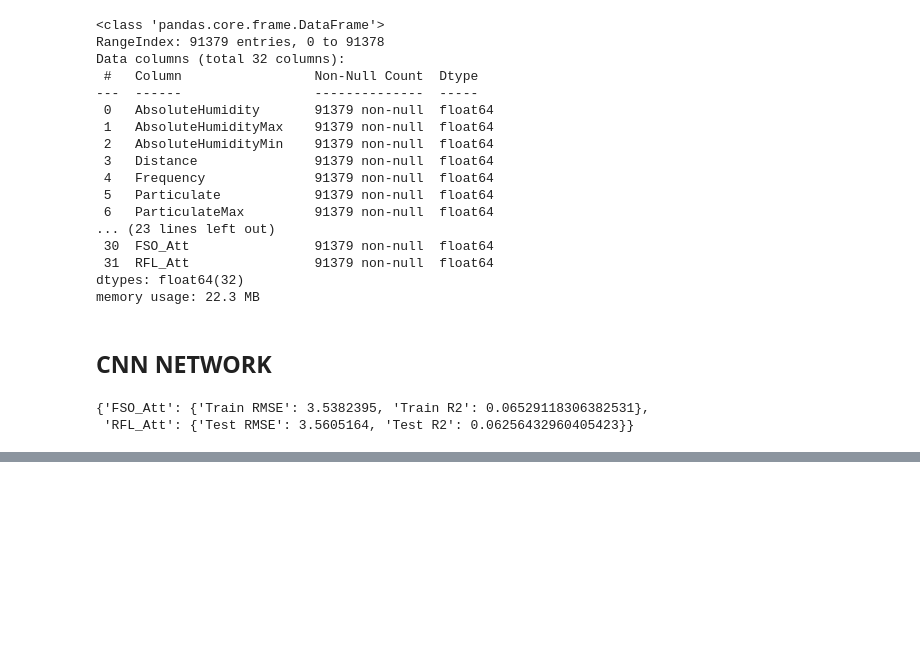
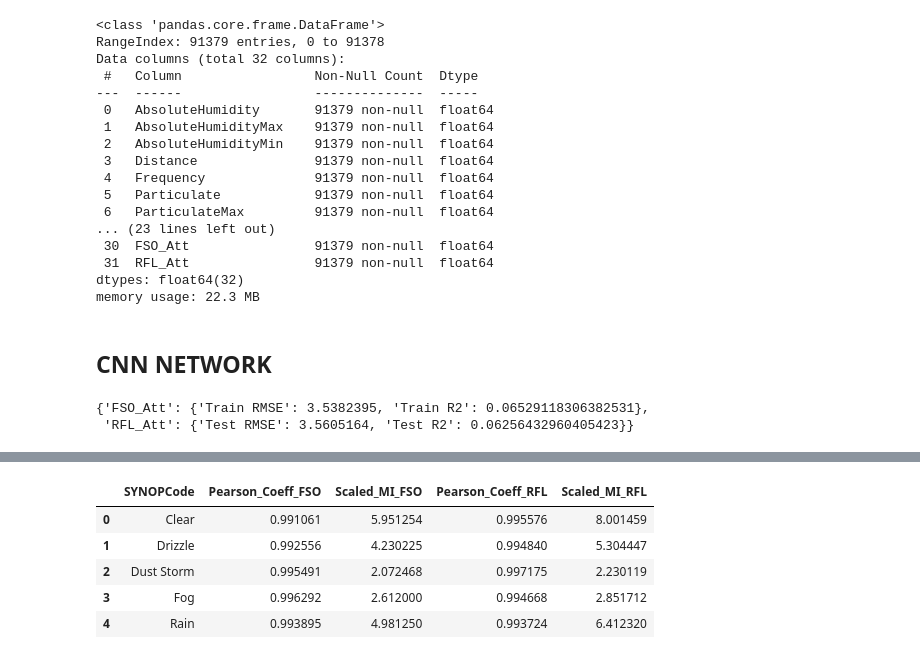
Before and after one commit to JosephKiragu/Machine-Learning-Channel-Attenuation, a Jupyter notebook: base_model_2.ipynb, the cells around one changed output, grey strips where cells are left out. Drawn from its saved outputs; the diff is of its cells as text; code cells hidden in the pictures; blank space fills up the shorter version.

```diff
--- a/base_model_2.ipynb
+++ b/base_model_2.ipynb
@@ -964,0 +1282,45 @@ cnn_with_noise_model_result['Metrics']
+# %%
+from scipy.stats import pearsonr
+from sklearn.metrics import mutual_info_score
+from scipy.stats import entropy
+
+# Function to compute joint entropy
+def joint_entropy(a, b):
+    joint_distribution = np.histogram2d(a, b, bins=10, density=True)[0]
+    return entropy(joint_distribution.ravel())
+
+# Calculate metrics for each SYNOPCode
+def calculate_metrics(row):
+    # For FSO_Att
+    pearson_coeff_fso = pearsonr(row['FSO_Att'], row['Predicted_FSO_Att'])[0]
+    mutual_info_fso = mutual_info_score(row['FSO_Att'], row['Predicted_FSO_Att'])
+    joint_ent_fso = joint_entropy(row['FSO_Att'], row['Predicted_FSO_Att'])
+    scaled_mutual_info_fso = mutual_info_fso / joint_ent_fso if joint_ent_fso else 0
+
+    # For RFL_Att
+    pearson_coeff_rfl = pearsonr(row['RFL_Att'], row['Predicted_RFL_Att'])[0]
+    mutual_info_rfl = mutual_info_score(row['RFL_Att'], row['Predicted_RFL_Att'])
+    joint_ent_rfl = joint_entropy(row['RFL_Att'], row['Predicted_RFL_Att'])
+    scaled_mutual_info_rfl = mutual_info_rfl / joint_ent_rfl if joint_ent_rfl else 0
+
+    return pd.Series({
+        'Pearson_Coeff_FSO': pearson_coeff_fso,
+        'Scaled_MI_FSO': scaled_mutual_info_fso,
+        'Pearson_Coeff_RFL': pearson_coeff_rfl,
+        'Scaled_MI_RFL': scaled_mutual_info_rfl
+    })
+
+# Apply the function to the grouped data
+metrics_df = grouped_data.apply(calculate_metrics, axis=1)
+
+# Join the metrics with the SYNOPCode for visualization later
+metrics_df = pd.concat([grouped_data['SYNOPCode'], metrics_df], axis=1)
+
+metrics_df.head()
+# %% [output]
+|  | SYNOPCode | Pearson_Coeff_FSO | Scaled_MI_FSO | Pearson_Coeff_RFL | Scaled_MI_RFL |
+| 0 | Clear | 0.991061 | 5.951254 | 0.995576 | 8.001459 |
+| 1 | Drizzle | 0.992556 | 4.230225 | 0.994840 | 5.304447 |
+| 2 | Dust Storm | 0.995491 | 2.072468 | 0.997175 | 2.230119 |
+| 3 | Fog | 0.996292 | 2.612000 | 0.994668 | 2.851712 |
+| 4 | Rain | 0.993895 | 4.981250 | 0.993724 | 6.412320 |
```
Also changed, not shown: parts of 13 cells of this notebook, 4 other files.
